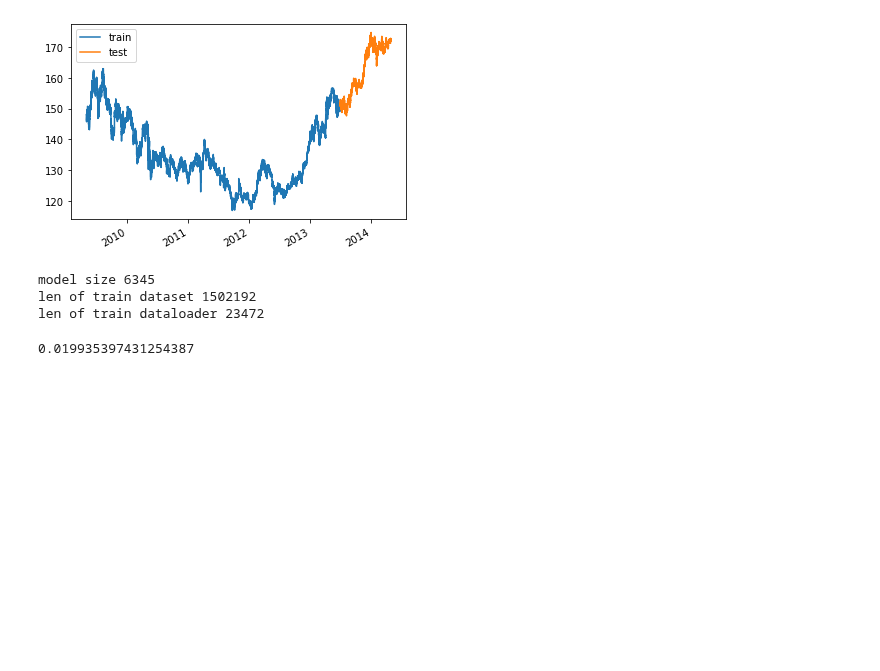
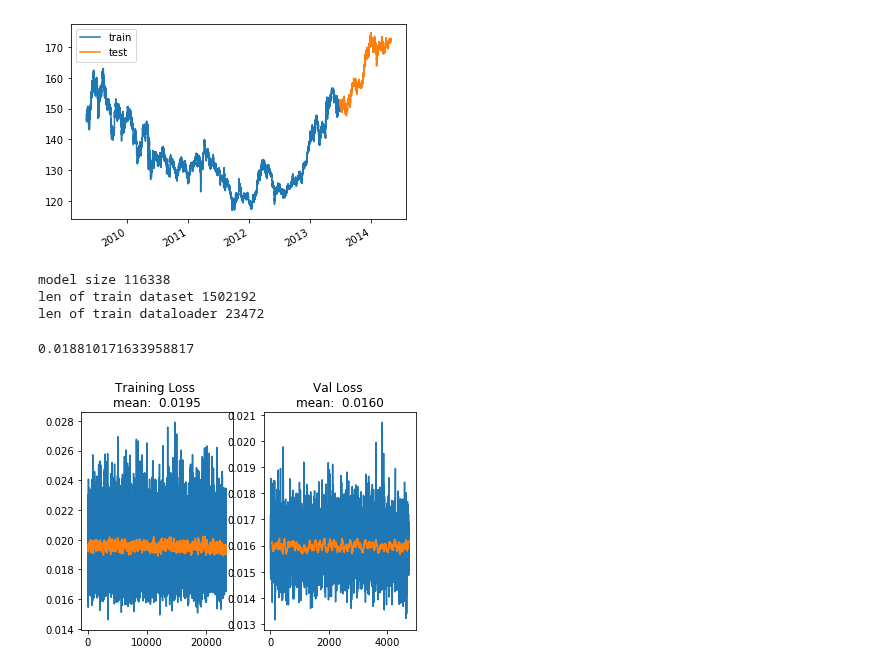
Before and after one commit to Hanwant/madigan, a Jupyter notebook: notebooks/autoencoder_compression.ipynb, the cells around one changed output. Drawn from its saved outputs; the diff is of its cells as text; code cells hidden in the pictures; blank space fills up the shorter version.

```diff
--- a/notebooks/autoencoder_compression.ipynb
+++ b/notebooks/autoencoder_compression.ipynb
@@ -193,6 +193,7 @@ class AE_CNN(nn.Module):
                  encoded_size, d_fc, decoder_channels,
                  strides, dropout=0.1):
         super().__init__()
+        assert len(strides) == len(encoder_channels) + len(decoder_channels)
         self.inp_sz = input_size
         self.enc_dz = encoded_size
         self.d_fc = d_fc
@@ -207,11 +208,12 @@ class AE_CNN(nn.Module):
         for i in range(1, len(encoder_channels)):
             conv = nn.Conv1d(encoder_channels[i-1], encoder_channels[i],
                              kernel_size,
-                             strides=strides[i],
+                             stride=strides[i-1],
                              bias=bias,
                              groups=min(max(
                                  encoder_channels[i-1]//groups, 1), groups),
-                             padding = (kernel_size-1)//2)
+                             padding = (kernel_size-1)//2,
+                        )
 #             padding = calc_pad_to_conserve(input_size, conv, causal_dim=0)
 #             print(padding)
 #             layers.append(nn.ReplicationPad1d(padding = padding[0]//2))
@@ -231,7 +233,9 @@ class AE_CNN(nn.Module):
         for i in range(1, len(decoder_channels)):
             layers.append(nn.ConvTranspose1d(decoder_channels[i-1],
                                              decoder_channels[i],
-                                             5, groups=groups, bias=bias))
+                                             kernel_size=kernel_size,
+                                             stride=strides[i+len(encoder_channels)-2],
+                                             groups=groups, bias=bias))
             layers.append(self.act)
             layers.append(nn.BatchNorm1d(decoder_channels[i]))
 
@@ -324,8 +328,9 @@ batch_size = 64
 d_model = 32
 encoded_size = 8
 d_fc = 32
-encoder_channels = [32, 32]
-decoder_channels = [64, 64, 64]
+encoder_channels = [8]
+decoder_channels = [8]
+strides = [1, 1]
 dropout = 0.2
 
 trn_dset = FixedWindow(trn_df, window_size)
@@ -340,12 +345,13 @@ tstloader = torch.utils.data.DataLoader(tst_dset, batch_size=batch_size,
 #                     d_model=d_model, d_fc=d_fc, n_encoding_layers=1).to(device)
 # model = AE_CNN_ASYMM(input_size=64, encoded_size=32, d_model=32, n_encoding_layers=4).to(device)
 model = AE_CNN(window_size, encoder_channels, encoded_size,
-               d_fc, decoder_channels, dropout=dropout).to(device)
+               d_fc, decoder_channels, strides=strides,
+               dropout=dropout).to(device)
 print('model size', model_size(model))
 print('len of train dataset', len(trn_dset))
 print('len of train dataloader', len(trnloader))
 # %% [output]
-model size 6345
+model size 116338
 len of train dataset 1502192
 len of train dataloader 23472
 # %%
@@ -365,19 +371,21 @@ for i in tqdm(range(epochs)):
     for loss in train_loop:
         losses.append(loss)
 # %% [output]
-0.019935397431254387
+0.018810171633958817
 # %%
 metrics = test(model, tstloader, device)
 
 fig, ax = plt.subplots(1, 2)
 ax[0].plot(losses[-len(trnloader)+10:])
 ax[0].plot(pd.Series(losses[-len(trnloader)+10:]).rolling(50).mean(),
           label='running mean (50 period)')
-ax[0].set_title('Training Loss')
+ax[0].set_title(f'Training Loss \nmean: {np.mean(losses[(len(losses)//2):]): .4f}')
 ax[1].plot(metrics['loss'])
 ax[1].plot(pd.Series(metrics['loss']).rolling(50).mean(),
           label='running mean (50 period)')
 _ = ax[1].set_title(f"Val Loss \nmean: {np.mean(metrics['loss']): .4f}")
+# %% [output]
+[figure, added]
 # %%
 fig, ax = show_performance(metrics, accumulate_returns=False)
 _ = fig.suptitle(f"Model: {type(model).__name__}  \n" +
```
Also changed, not shown: parts of 2 cells of this notebook, 2 other files.
